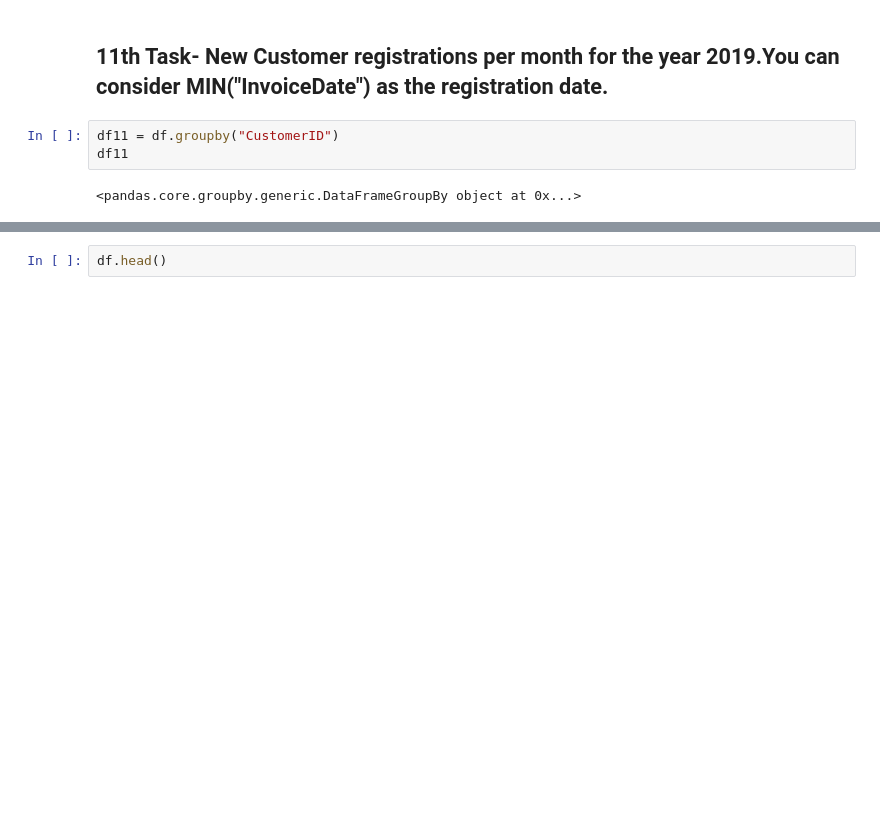
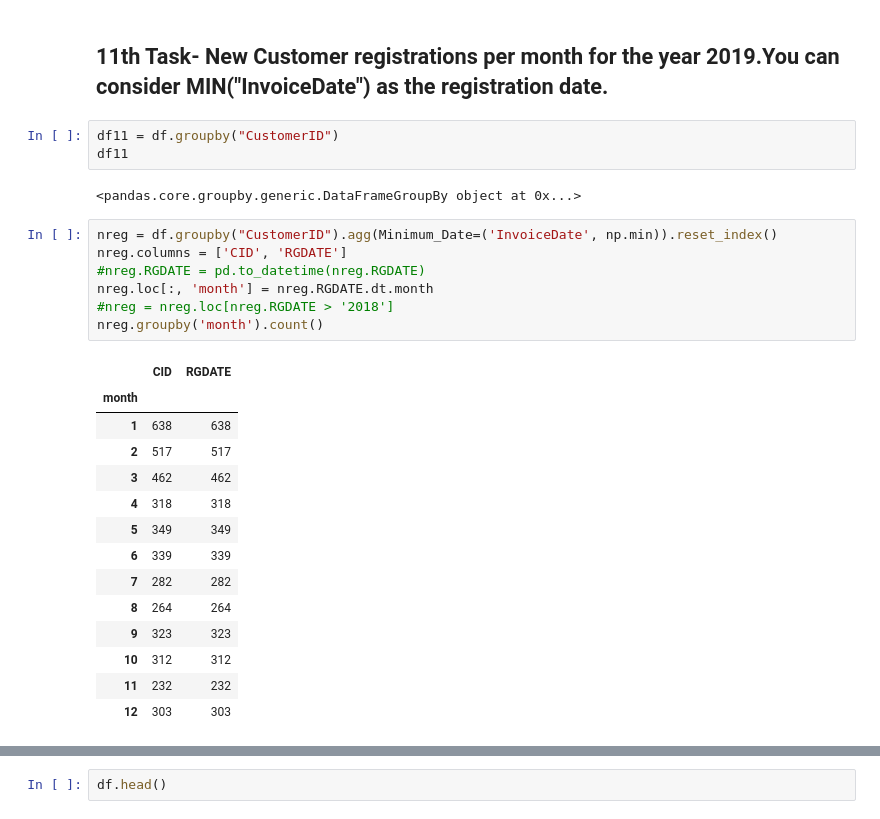
Before and after one commit to selinbulbul/ecommerce-scrape, a Jupyter notebook: Sales Data/tasks.ipynb, the cells around one changed output, grey strips where cells are left out. Drawn from its saved outputs; the diff is of its cells as text; blank space fills up the shorter version.

```diff
--- a/Sales Data/tasks.ipynb
+++ b/Sales Data/tasks.ipynb
@@ -1154,3 +1181,25 @@ df11 = df.groupby("CustomerID")
 df11
 # %% [output]
 <pandas.core.groupby.generic.DataFrameGroupBy object at 0x...>
+# %%
+nreg = df.groupby("CustomerID").agg(Minimum_Date=('InvoiceDate', np.min)).reset_index()
+nreg.columns = ['CID', 'RGDATE']
+#nreg.RGDATE = pd.to_datetime(nreg.RGDATE)
+nreg.loc[:, 'month'] = nreg.RGDATE.dt.month
+#nreg = nreg.loc[nreg.RGDATE > '2018']
+nreg.groupby('month').count()
+# %% [output]
+|  | CID | RGDATE |
+| month |  |  |
+| 1 | 638 | 638 |
+| 2 | 517 | 517 |
+| 3 | 462 | 462 |
+| 4 | 318 | 318 |
+| 5 | 349 | 349 |
+| 6 | 339 | 339 |
+| 7 | 282 | 282 |
+| 8 | 264 | 264 |
+| 9 | 323 | 323 |
+| 10 | 312 | 312 |
+| 11 | 232 | 232 |
+| 12 | 303 | 303 |
```
Also changed, not shown: parts of 10 cells of this notebook.
